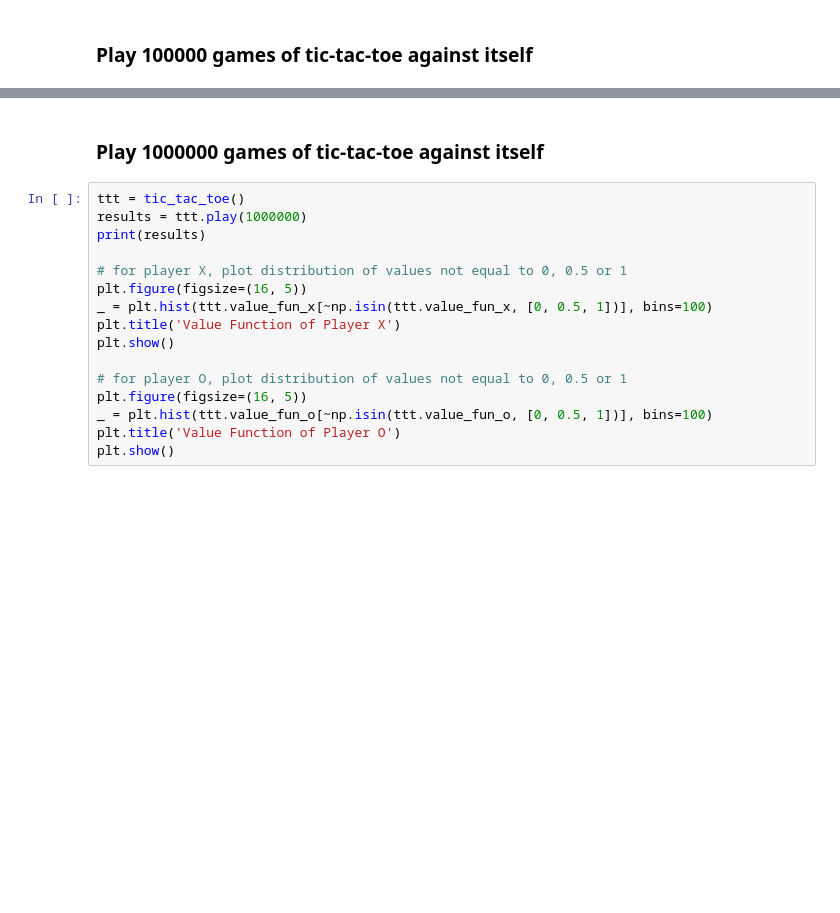
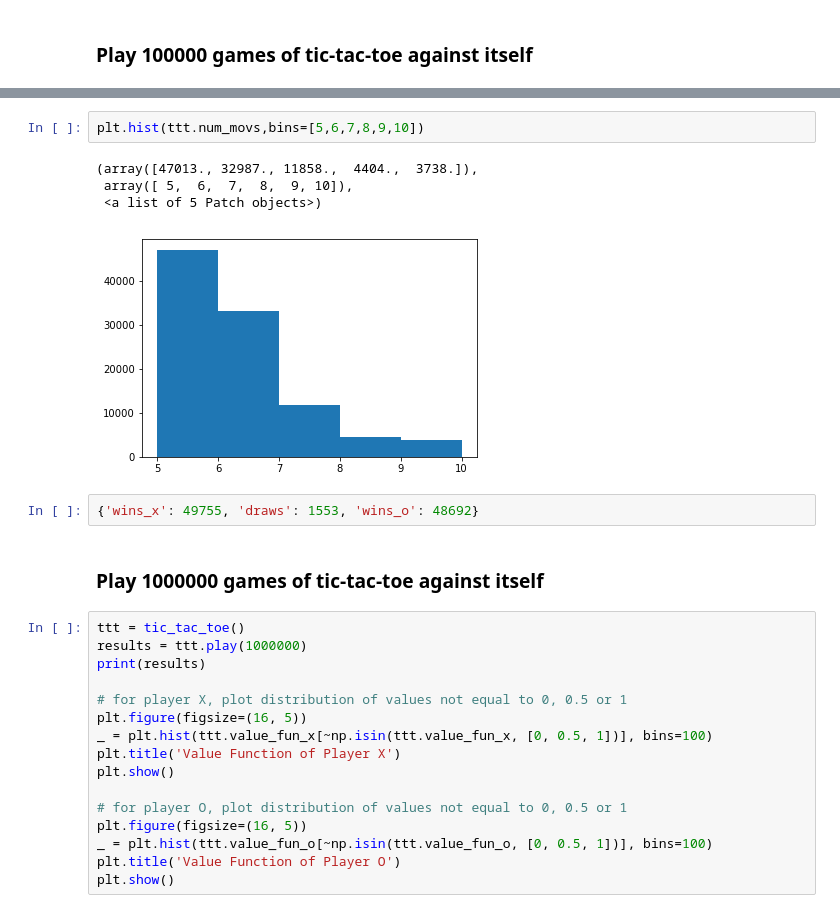
Before and after one commit to rafarui/reinforcement-learning-book, a Jupyter notebook: chapter1/notebooks/chapter1.ipynb, the cells around one changed output, grey strips where cells are left out. Saved outputs shown, nothing was run; the diff lists cells and outputs as text; blank space fills up the shorter version.

```diff
--- a/chapter1/notebooks/chapter1.ipynb
+++ b/chapter1/notebooks/chapter1.ipynb
@@ -105,3 +125,12 @@ plt.show()
+# %%
+plt.hist(ttt.num_movs,bins=[5,6,7,8,9,10])
+# %% [output]
+(array([47013., 32987., 11858.,  4404.,  3738.]),
+ array([ 5,  6,  7,  8,  9, 10]),
+ <a list of 5 Patch objects>)
+[figure, added]
+# %%
+{'wins_x': 49755, 'draws': 1553, 'wins_o': 48692}
 # %% [markdown]
 ### Play 1000000 games of tic-tac-toe against itself
 # %%
```
Also changed, not shown: parts of 7 cells of this notebook, 1 other file.
